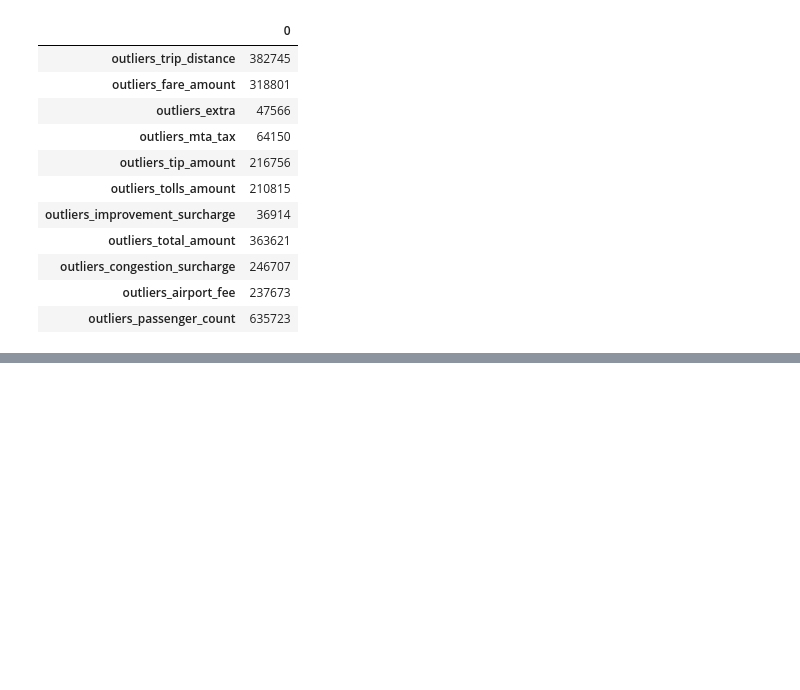
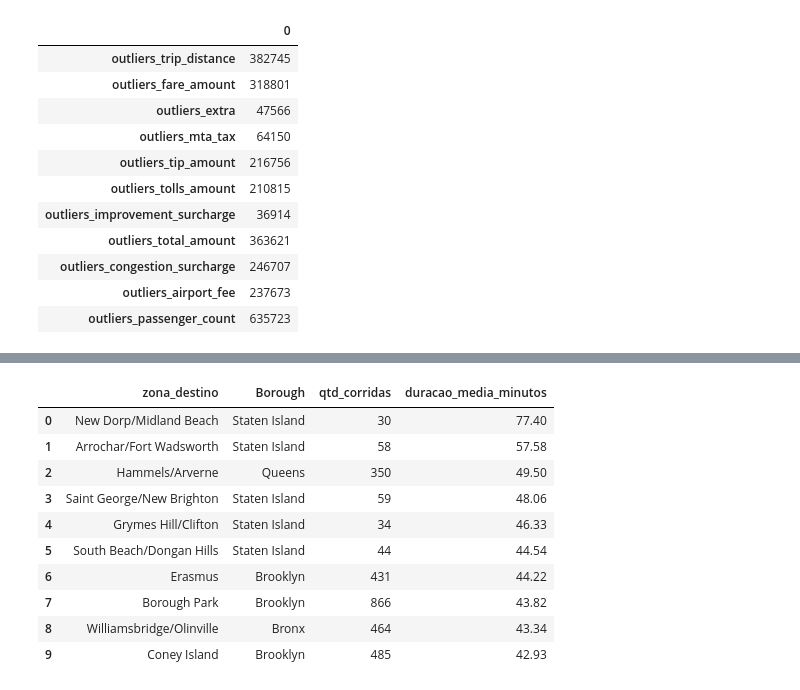
Before and after one commit to JohnnyFRL/led_taxi_elt, a Jupyter notebook: ipynb/elt_nyc_taxi.ipynb, the cells around one changed output, grey strips where cells are left out. Cells and saved outputs as stored; diff of their text form; code cells hidden in the pictures; blank space fills up the shorter version.

```diff
--- a/ipynb/elt_nyc_taxi.ipynb
+++ b/ipynb/elt_nyc_taxi.ipynb
@@ -621,0 +837,26 @@ financeiro e operação, sempre a partir do modelo dimensional.)*
+# %%
+con.execute("""
+    SELECT
+        z.Zone AS zona_destino,
+        z.Borough,
+        COUNT(*) AS qtd_corridas,
+        ROUND(AVG(EPOCH(t.tpep_dropoff_datetime - t.tpep_pickup_datetime)) / 60, 2) AS duracao_media_minutos
+    FROM stg_taxi t
+    JOIN dim_localizacao z ON t.DOLocationID = z.LocationID
+    GROUP BY z.Zone, z.Borough
+    HAVING COUNT(*) >= 30
+    ORDER BY duracao_media_minutos DESC
+    LIMIT 10
+""").fetchdf()
+# %% [output]
+|  | zona_destino | Borough | qtd_corridas | duracao_media_minutos |
+| 0 | New Dorp/Midland Beach | Staten Island | 30 | 77.40 |
+| 1 | Arrochar/Fort Wadsworth | Staten Island | 58 | 57.58 |
+| 2 | Hammels/Arverne | Queens | 350 | 49.50 |
+| 3 | Saint George/New Brighton | Staten Island | 59 | 48.06 |
+| 4 | Grymes Hill/Clifton | Staten Island | 34 | 46.33 |
+| 5 | South Beach/Dongan Hills | Staten Island | 44 | 44.54 |
+| 6 | Erasmus | Brooklyn | 431 | 44.22 |
+| 7 | Borough Park | Brooklyn | 866 | 43.82 |
+| 8 | Williamsbridge/Olinville | Bronx | 464 | 43.34 |
+| 9 | Coney Island | Brooklyn | 485 | 42.93 |
```
Also changed, not shown: parts of 33 cells of this notebook.
